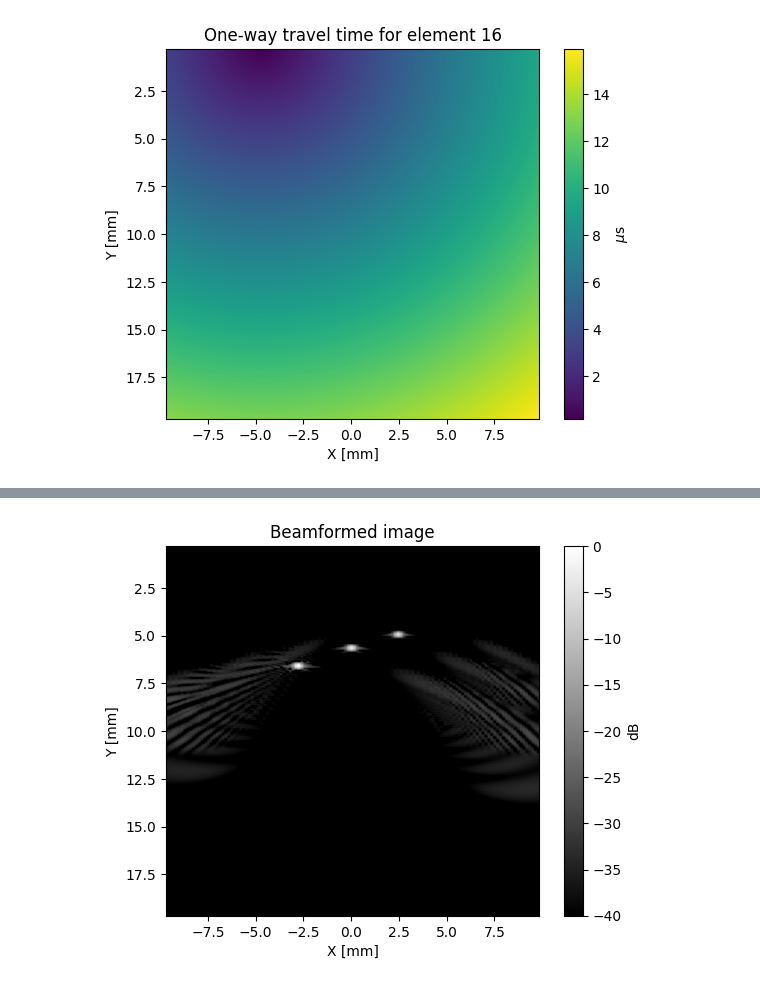
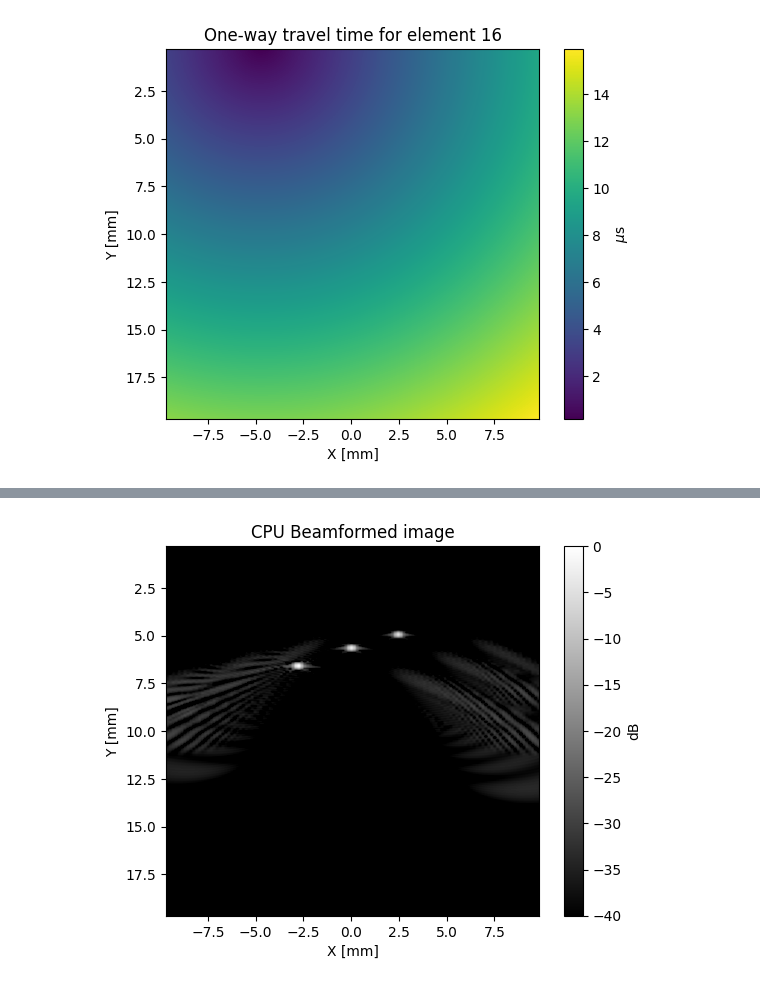
Before and after one commit to wewightman/pycbf, a Jupyter notebook: examples/test_notebook_gpu_2.ipynb, the cells around one changed output, grey strips where cells are left out. Saved outputs shown, nothing was run; the diff lists cells and outputs as text; code cells hidden in the pictures.

```diff
--- a/examples/test_notebook_gpu_2.ipynb
+++ b/examples/test_notebook_gpu_2.ipynb
@@ -159,22 +159,22 @@ plt.show()
 # %%
 im_cpu = bmfrm_cpu(rf).reshape(Xgrid.shape).T.squeeze()
 env_cpu = np.abs(hilbert(im_cpu, axis=0))
 logged = 20*np.log10(env_cpu/np.max(env_cpu))
 
 plt.figure()
 plt.imshow(
     logged,
     extent=ex_grid,
     cmap='grey',
     vmin=-40, vmax=0
 )
 plt.xlabel("X [mm]")
 plt.ylabel("Y [mm]")
-plt.title("Beamformed image")
+plt.title("CPU Beamformed image")
 plt.colorbar(label='dB')
 plt.show()
 # %% [output]
-[figure, old version]
+[figure, new version]
 # %%
 plt.figure()
 plt.imshow(env_gpu-env_cpu)
```
Also changed, not shown: parts of 2 cells of this notebook, 1 other file.
